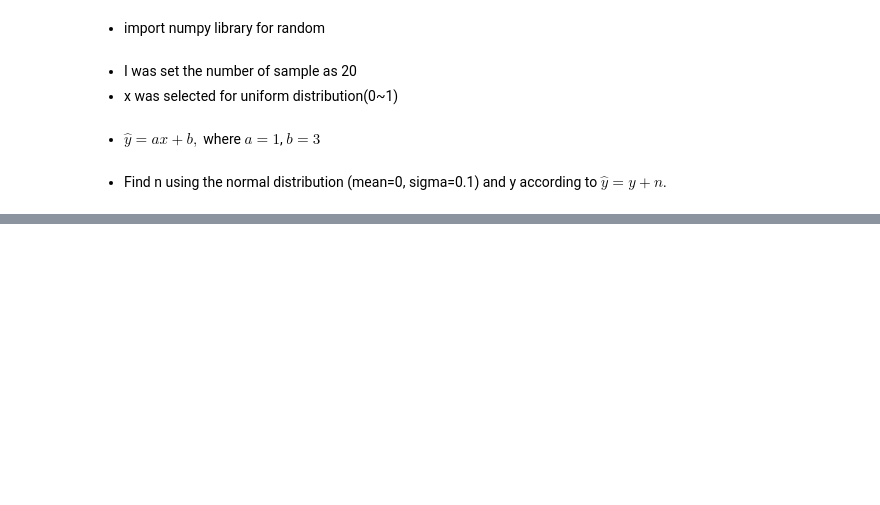
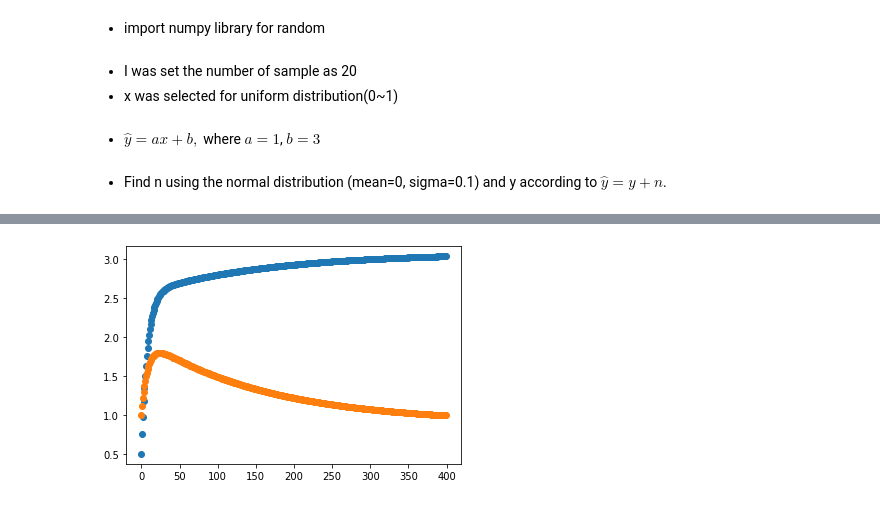
Before and after one commit to csm-kr/class_machine_learning, a Jupyter notebook: assignment02.ipynb, the cells around one changed output, grey strips where cells are left out. Saved outputs shown, nothing was run; the diff lists cells and outputs as text; code cells hidden in the pictures; blank space fills up the shorter version.

```diff
--- a/assignment02.ipynb
+++ b/assignment02.ipynb
@@ -33,0 +117,6 @@ plt.show()
+# %%
+plt.scatter(x_, theta_0_list)
+plt.scatter(x_, theta_1_list)
+plt.scatter(x_, loss_list)
+# %% [output]
+[figure, added]
```
Also changed, not shown: parts of 9 cells of this notebook.
